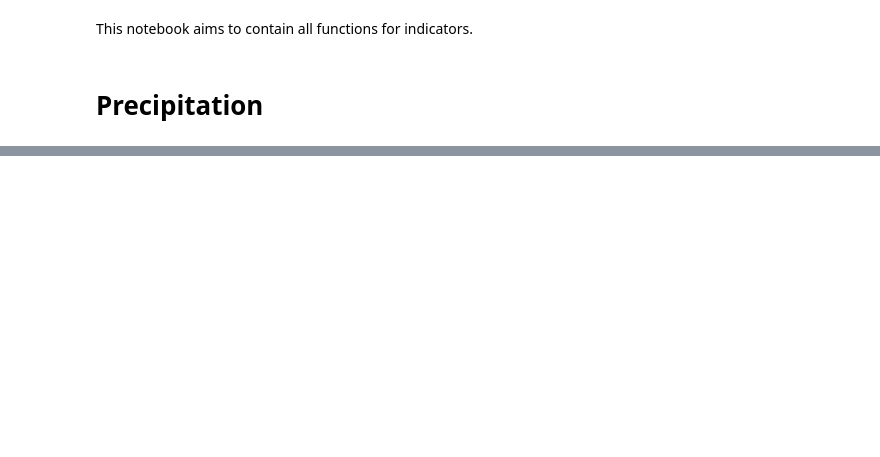
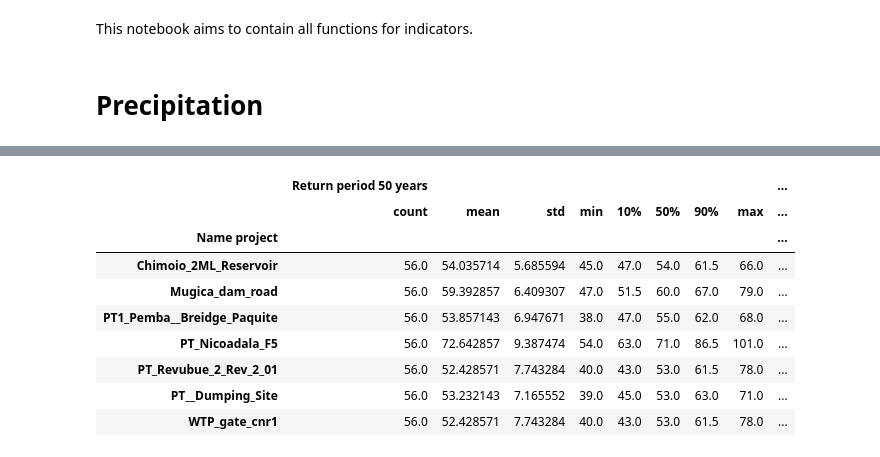
Before and after one commit to RaphaelPB/CRVA_tool, a Jupyter notebook: Functions_Indicators_precipitation.ipynb, the cells around one changed output, grey strips where cells are left out. Saved outputs shown, nothing was run; the diff lists cells and outputs as text; code cells hidden in the pictures; blank space fills up the shorter version.

Commit message:
Test indicators, download data and CSV

```diff
--- a/Functions_Indicators_precipitation.ipynb
+++ b/Functions_Indicators_precipitation.ipynb
@@ -79,0 +109,20 @@ year5_value
+# %%
+models=precipitation_2021_2060_copy.index.levels[2].tolist()
+# %%
+models.remove('NESM3')
+# %%
+# create empty dataframe to register return value period
+midx = pd.MultiIndex.from_product([precipitation_2021_2060_copy.index.levels[0].tolist(),precipitation_2021_2060_copy.index.levels[1].tolist(),models],names=['Name project','Experiment', 'Model'])
+cols = ['Return period 50 years','Return period 100 years']
+return_period = pd.DataFrame(data = [],
+                            index = midx,
+                            columns = cols)
+    #return_period = pd.concat([return_period,Variable_dataframe])
+# %%
+for name_p in return_period.index.levels[0].tolist():
+    for ssp in return_period.index.levels[1].tolist():
+        for model in return_period.index.levels[2].tolist():
+            print('Name project '+name_p+ ' ssp '+ssp+ ' model '+model)
+            Z=df_years_max.loc[(name_p,ssp,model)].values.reshape(40,)
+            return_period.loc[(name_p,ssp,model),('Return period 50 years')] = value_return_period(Z,50)
+            return_period.loc[(name_p,ssp,model),('Return period 100 years')] = value_return_period(Z,100)
@@ -80 +164,15 @@ year5_value
+# %%
+# dataframe contains statistics about futur value for return period
+return_period.astype(int).groupby(['Name project']).describe(percentiles=[.1, .5, .9]) # astype(int) necessary to have stats min, max and percentiles
+# %% [output]
+|  | Return period 50 years |  |  |  |  |  |  |  | ... |
+|  | count | mean | std | min | 10% | 50% | 90% | max | ... |
+| Name project |  |  |  |  |  |  |  |  | ... |
+| Chimoio_2ML_Reservoir | 56.0 | 54.035714 | 5.685594 | 45.0 | 47.0 | 54.0 | 61.5 | 66.0 | ... |
+| Mugica_dam_road | 56.0 | 59.392857 | 6.409307 | 47.0 | 51.5 | 60.0 | 67.0 | 79.0 | ... |
+| PT1_Pemba__Breidge_Paquite | 56.0 | 53.857143 | 6.947671 | 38.0 | 47.0 | 55.0 | 62.0 | 68.0 | ... |
+| PT_Nicoadala_F5 | 56.0 | 72.642857 | 9.387474 | 54.0 | 63.0 | 71.0 | 86.5 | 101.0 | ... |
+| PT_Revubue_2_Rev_2_01 | 56.0 | 52.428571 | 7.743284 | 40.0 | 43.0 | 53.0 | 61.5 | 78.0 | ... |
+| PT__Dumping_Site | 56.0 | 53.232143 | 7.165552 | 39.0 | 45.0 | 53.0 | 63.0 | 71.0 | ... |
+| WTP_gate_cnr1 | 56.0 | 52.428571 | 7.743284 | 40.0 | 43.0 | 53.0 | 61.5 | 78.0 | ... |
 # %%
```
Also changed, not shown: parts of 31 cells of this notebook, 2 other files.
